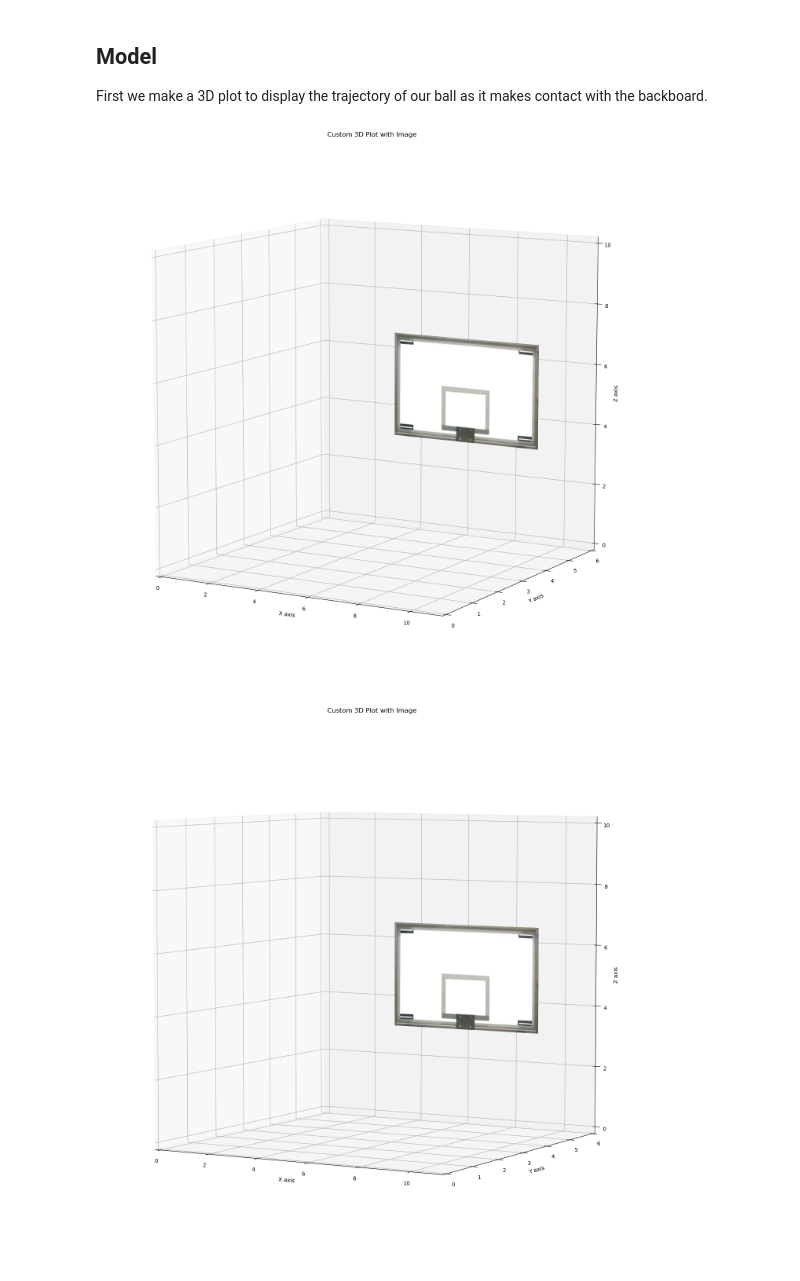
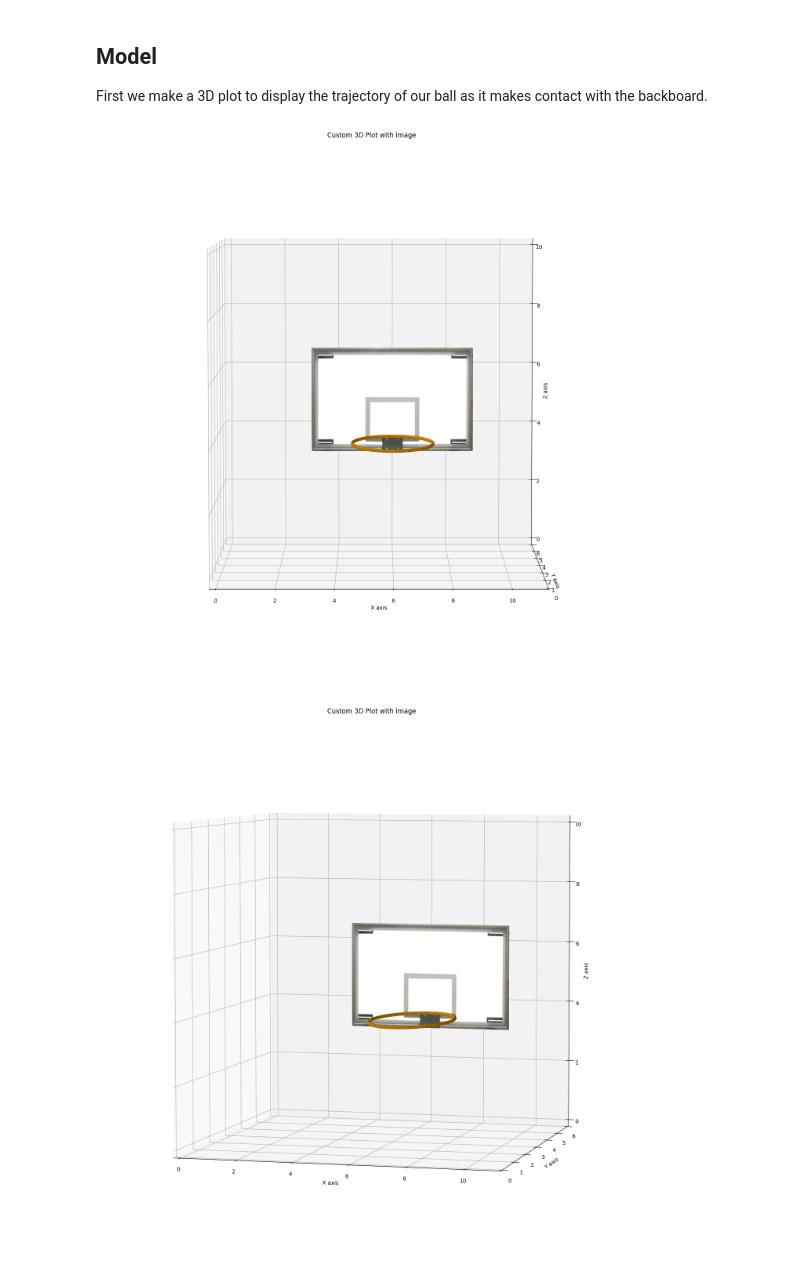
Before and after one commit to JuanTheEngineer/ML-ProjectIncubator, a Jupyter notebook: RL-KyrieLearning.ipynb, the cells around one changed output. Cells and saved outputs as stored; diff of their text form; code cells hidden in the pictures.

Commit message:
add hoop to visualization

```diff
--- a/RL-KyrieLearning.ipynb
+++ b/RL-KyrieLearning.ipynb
@@ -29,6 +29,30 @@ def load_and_process_image(image_path):
 
     # Flip the image vertically
     return np.flipud(img)
+
+def plot_hoop(ax, center_x, center_y, hoop_height, major_diameter, minor_diameter, color='orange'):
+    # Define the parametric equations for a torus (hoop)
+    u = np.linspace(0, 2 * np.pi, 100)
+    v = np.linspace(0, 2 * np.pi, 100)
+    u, v = np.meshgrid(u, v)
+
+    # Parameters for the torus
+    r = minor_diameter
+    R = major_diameter
+
+    # Equations for the torus
+    x = (R + r * np.cos(v)) * np.cos(u)
+    y = (R + r * np.cos(v)) * np.sin(u)
+    z = r * np.sin(v)
+
+    # Positioning the hoop
+    x += center_x
+    y += center_y - (major_diameter / 2)  # Adjust to position the hoop vertically
+    z += hoop_height
+
+    # Plot the hoop
+    ax.plot_surface(x, y, z, color=color, rstride=5, cstride=5, shade=True)
+
 
 def plot_model(img, view_angle=(30, 60), width=6, height=3.5, center_x=6, center_y=6, hoop_height=3):
     # Create a 3D plot
@@ -50,6 +74,7 @@ def plot_model(img, view_angle=(30, 60), width=6, height=3.5, center_x=6, center
     ax.set_xlim([0, center_x + half_width + 2])
     ax.set_ylim([0, center_y])
     ax.set_zlim([0, 10])
+    ax.set_proj_type('persp')
 
     # Set the viewing angle
     ax.view_init(elev=view_angle[0], azim=view_angle[1])
@@ -60,15 +85,18 @@ def plot_model(img, view_angle=(30, 60), width=6, height=3.5, center_x=6, center
     ax.set_zlabel('Z axis')
     ax.set_title('Custom 3D Plot with Image')
 
+    HOOP_DIAMETER = 1.5
+    HOOP_THICKNESS = 0.05208
+    plot_hoop(ax, center_x, center_y-(HOOP_DIAMETER / 2), 0.5 + hoop_height, HOOP_DIAMETER - (HOOP_THICKNESS / 2), HOOP_THICKNESS)
+
     plt.show()
 # %%
 %%time
 # Example usage
 image_path = "./backboard.png"
 img = load_and_process_image(image_path)
-plot_model(img, view_angle=(10, -60))
-plot_model(img, view_angle=(5, -60))
-plot_model(img, view_angle=(10, -75))
+plot_model(img, view_angle=(5, -90))
+plot_model(img, view_angle=(5, -75))
 # %% [output]
-[figure, old version]
+[figure, new version]
-[figure, old version]
+[figure, new version]
```
Also changed, not shown: parts of 1 cell of this notebook.
